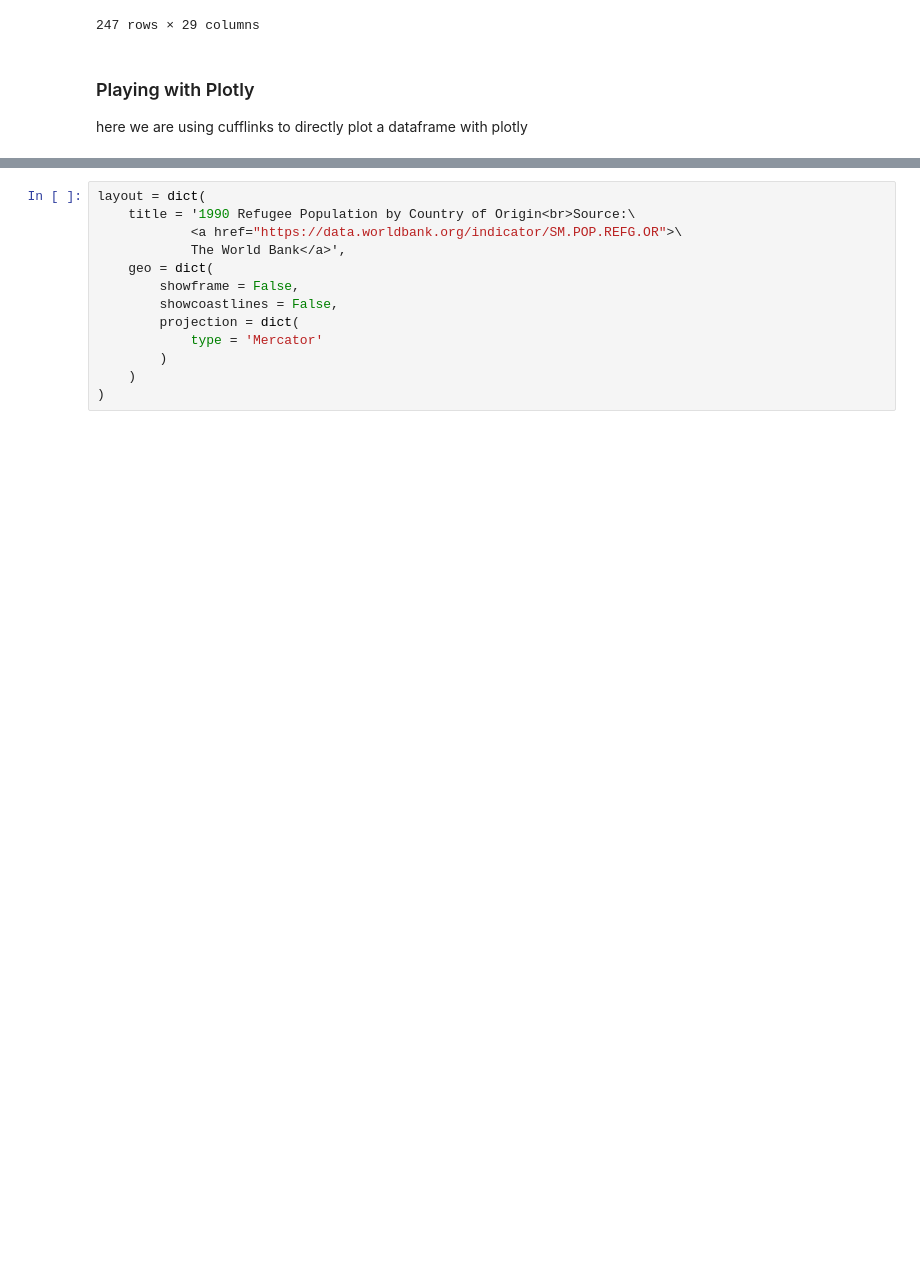
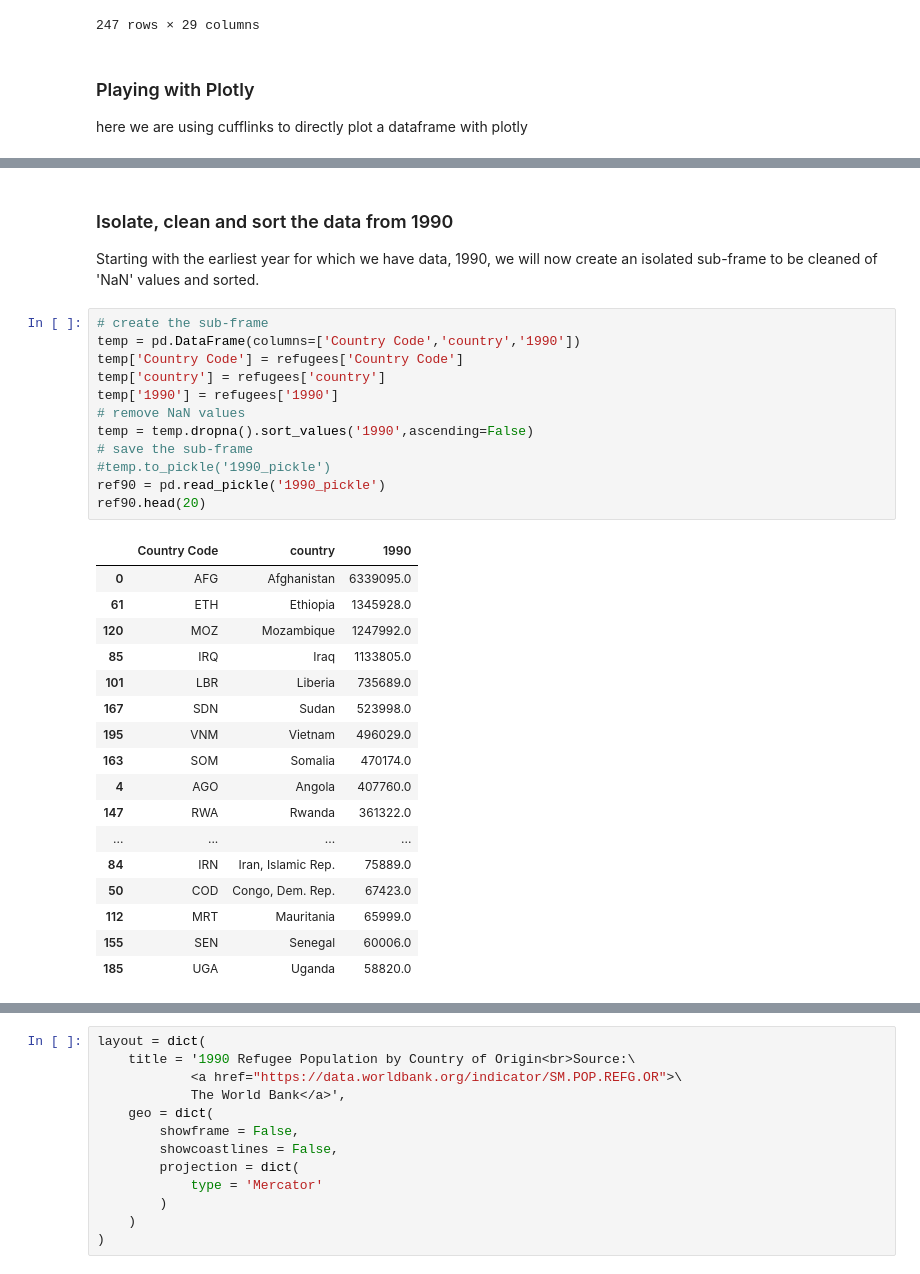
Before and after one commit to UNCG-CSE/World-Refugee-Forecast, a Jupyter notebook: src/wrf_country_of_origin.ipynb, the cells around one changed output, grey strips where cells are left out. Drawn from its saved outputs; the diff is of its cells as text; blank space fills up the shorter version.

```diff
--- a/src/wrf_country_of_origin.ipynb
+++ b/src/wrf_country_of_origin.ipynb
@@ -96,0 +132,33 @@ refugees.iplot(x='country', y='2016', kind='bar', filename='refugees_bar_2016')
+# %% [markdown]
+### Isolate, clean and sort the data from 1990
+Starting with the earliest year for which we have data, 1990, we will now create an isolated sub-frame to be cleaned of 'NaN' values and sorted.
+# %%
+# create the sub-frame
+temp = pd.DataFrame(columns=['Country Code','country','1990'])
+temp['Country Code'] = refugees['Country Code']
+temp['country'] = refugees['country']
+temp['1990'] = refugees['1990']
+# remove NaN values
+temp = temp.dropna().sort_values('1990',ascending=False)
+# save the sub-frame
+#temp.to_pickle('1990_pickle')
+ref90 = pd.read_pickle('1990_pickle')
+ref90.head(20)
+# %% [output]
+|  | Country Code | country | 1990 |
+| 0 | AFG | Afghanistan | 6339095.0 |
+| 61 | ETH | Ethiopia | 1345928.0 |
+| 120 | MOZ | Mozambique | 1247992.0 |
+| 85 | IRQ | Iraq | 1133805.0 |
+| 101 | LBR | Liberia | 735689.0 |
+| 167 | SDN | Sudan | 523998.0 |
+| 195 | VNM | Vietnam | 496029.0 |
+| 163 | SOM | Somalia | 470174.0 |
+| 4 | AGO | Angola | 407760.0 |
+| 147 | RWA | Rwanda | 361322.0 |
+| ... | ... | ... | ... |
+| 84 | IRN | Iran, Islamic Rep. | 75889.0 |
+| 50 | COD | Congo, Dem. Rep. | 67423.0 |
+| 112 | MRT | Mauritania | 65999.0 |
+| 155 | SEN | Senegal | 60006.0 |
+| 185 | UGA | Uganda | 58820.0 |
```
Also changed, not shown: parts of 14 cells of this notebook, 2 other files.
